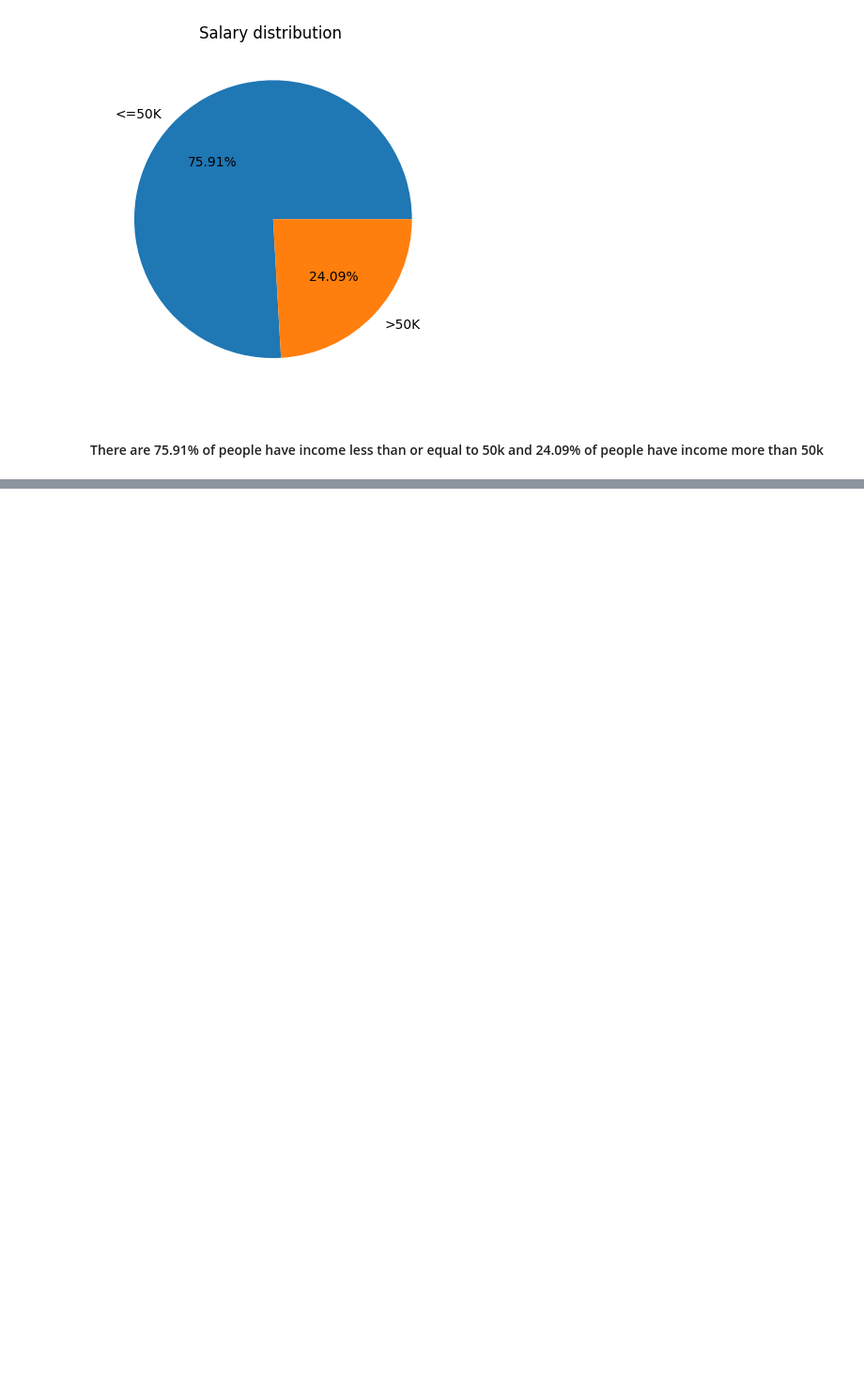
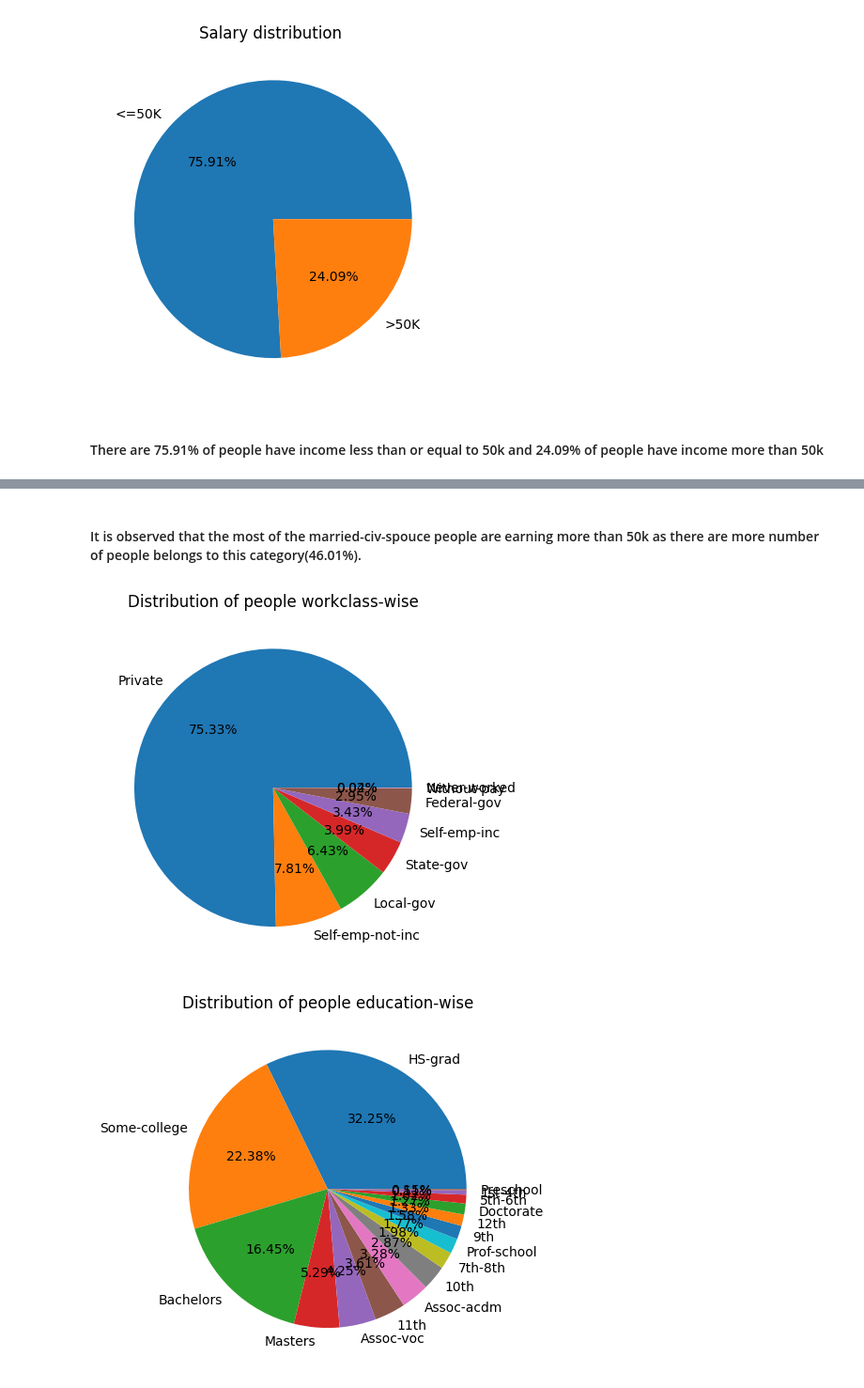
Before and after one commit to fhrt811/Income_Prediction, a Jupyter notebook: notebooks/EDA.ipynb, the cells around one changed output, grey strips where cells are left out. Shown at 94% size. Drawn from its saved outputs; the diff is of its cells as text; code cells hidden in the pictures; blank space fills up the shorter version.

```diff
--- a/notebooks/EDA.ipynb
+++ b/notebooks/EDA.ipynb
@@ -231,0 +276,14 @@ plt.show()
+# %% [markdown]
+#### It is observed that the most of the married-civ-spouce people are earning more than 50k as there are more number of people belongs to this category(46.01%).
+# %%
+allCol=['workclass','education','education-num','marital-status','occupation','relationship','race','sex', 'country']
+# %%
+# Lets check the distribution of people different feature-wise
+for i in allCol:
+    j=df[i].value_counts()
+    plt.pie(j,labels=j.index,autopct='%1.2f%%')
+    plt.title(f"Distribution of people {i}-wise")
+    plt.show()
+# %% [output]
+[figure, added]
+[figure, added]
```
Also changed, not shown: parts of 10 cells of this notebook.
